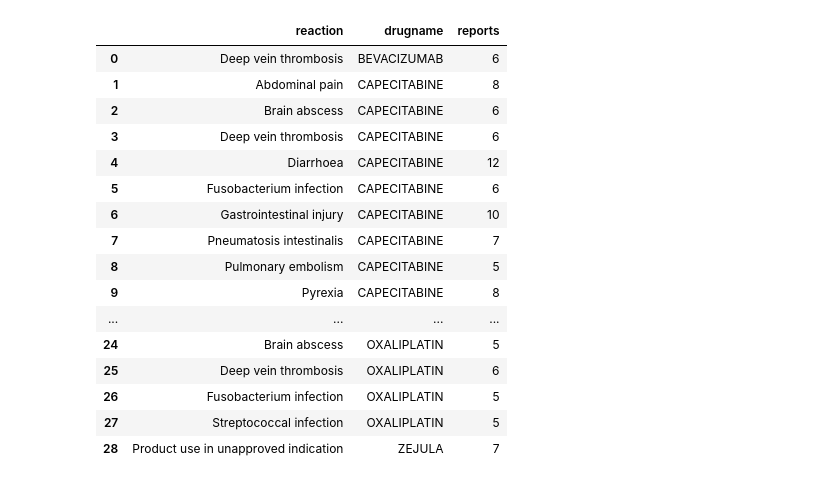
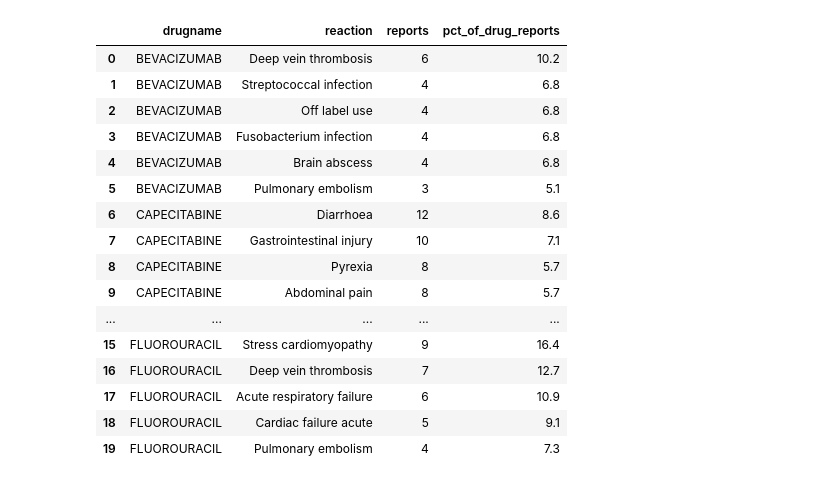
Before and after one commit to PugstaLaney/faers-sql-drug-safety-analysis, a Jupyter notebook: notebooks/module_3_appendiceal/02_appendiceal_reactions.ipynb, the cells around one changed output. Saved outputs shown, nothing was run; the diff lists cells and outputs as text; code cells hidden in the pictures.

```diff
--- a/notebooks/module_3_appendiceal/02_appendiceal_reactions.ipynb
+++ b/notebooks/module_3_appendiceal/02_appendiceal_reactions.ipynb
@@ -35,36 +12,48 @@ An unusual signal in this cohort. May reflect immunosuppression from chemotherap
 # %%
 ##Open appendiceal cohort table created in 01_appendiceal_explore.ipynb and sort by number of reactions reported for each symptom.
-
-appendiceal_cohort_reactions = pd.read_sql_query("""
-    SELECT reaction, drugname, COUNT(*) AS reports
-    FROM appendiceal_cohort
-    GROUP BY drugname, reaction
-    HAVING COUNT(*) >= 5
-    ORDER BY drugname
-    LIMIT 100
-    """
-    , conn)
+# Query with percentage of drug reports instead of raw counts
+# Subquery calculates total reports per drug, then we divide each reaction count by that total
 
 
-appendiceal_cohort_reactions
+appendiceal_cohort_reactions_pct = pd.read_sql_query("""
+    SELECT
+        ac.drugname,
+        ac.reaction,
+        COUNT(*) AS reports,
+        ROUND(100.0 * COUNT(*) / drug_totals.total, 1) AS pct_of_drug_reports
+    FROM appendiceal_cohort ac
+    JOIN (
+        SELECT drugname, COUNT(*) AS total
+        FROM appendiceal_cohort
+        GROUP BY drugname
+        HAVING COUNT(*) >= 20
+    ) drug_totals ON ac.drugname = drug_totals.drugname
+    GROUP BY ac.drugname, ac.reaction
+    HAVING pct_of_drug_reports > 4
+    ORDER BY ac.drugname, pct_of_drug_reports DESC
+""", conn)
+
+
+
+appendiceal_cohort_reactions_pct.head(20)
 # %% [output]
-|  | reaction | drugname | reports |
-| 0 | Deep vein thrombosis | BEVACIZUMAB | 6 |
-| 1 | Abdominal pain | CAPECITABINE | 8 |
-| 2 | Brain abscess | CAPECITABINE | 6 |
-| 3 | Deep vein thrombosis | CAPECITABINE | 6 |
-| 4 | Diarrhoea | CAPECITABINE | 12 |
-| 5 | Fusobacterium infection | CAPECITABINE | 6 |
-| 6 | Gastrointestinal injury | CAPECITABINE | 10 |
-| 7 | Pneumatosis intestinalis | CAPECITABINE | 7 |
-| 8 | Pulmonary embolism | CAPECITABINE | 5 |
-| 9 | Pyrexia | CAPECITABINE | 8 |
-| ... | ... | ... | ... |
-| 24 | Brain abscess | OXALIPLATIN | 5 |
-| 25 | Deep vein thrombosis | OXALIPLATIN | 6 |
-| 26 | Fusobacterium infection | OXALIPLATIN | 5 |
-| 27 | Streptococcal infection | OXALIPLATIN | 5 |
-| 28 | Product use in unapproved indication | ZEJULA | 7 |
+|  | drugname | reaction | reports | pct_of_drug_reports |
+| 0 | BEVACIZUMAB | Deep vein thrombosis | 6 | 10.2 |
+| 1 | BEVACIZUMAB | Streptococcal infection | 4 | 6.8 |
+| 2 | BEVACIZUMAB | Off label use | 4 | 6.8 |
+| 3 | BEVACIZUMAB | Fusobacterium infection | 4 | 6.8 |
+| 4 | BEVACIZUMAB | Brain abscess | 4 | 6.8 |
+| 5 | BEVACIZUMAB | Pulmonary embolism | 3 | 5.1 |
+| 6 | CAPECITABINE | Diarrhoea | 12 | 8.6 |
+| 7 | CAPECITABINE | Gastrointestinal injury | 10 | 7.1 |
+| 8 | CAPECITABINE | Pyrexia | 8 | 5.7 |
+| 9 | CAPECITABINE | Abdominal pain | 8 | 5.7 |
+| ... | ... | ... | ... | ... |
+| 15 | FLUOROURACIL | Stress cardiomyopathy | 9 | 16.4 |
+| 16 | FLUOROURACIL | Deep vein thrombosis | 7 | 12.7 |
+| 17 | FLUOROURACIL | Acute respiratory failure | 6 | 10.9 |
+| 18 | FLUOROURACIL | Cardiac failure acute | 5 | 9.1 |
+| 19 | FLUOROURACIL | Pulmonary embolism | 4 | 7.3 |
 # %%
 import matplotlib.pyplot as plt
 import numpy as np
```
Also changed, not shown: parts of 4 cells of this notebook, 1 other file.
